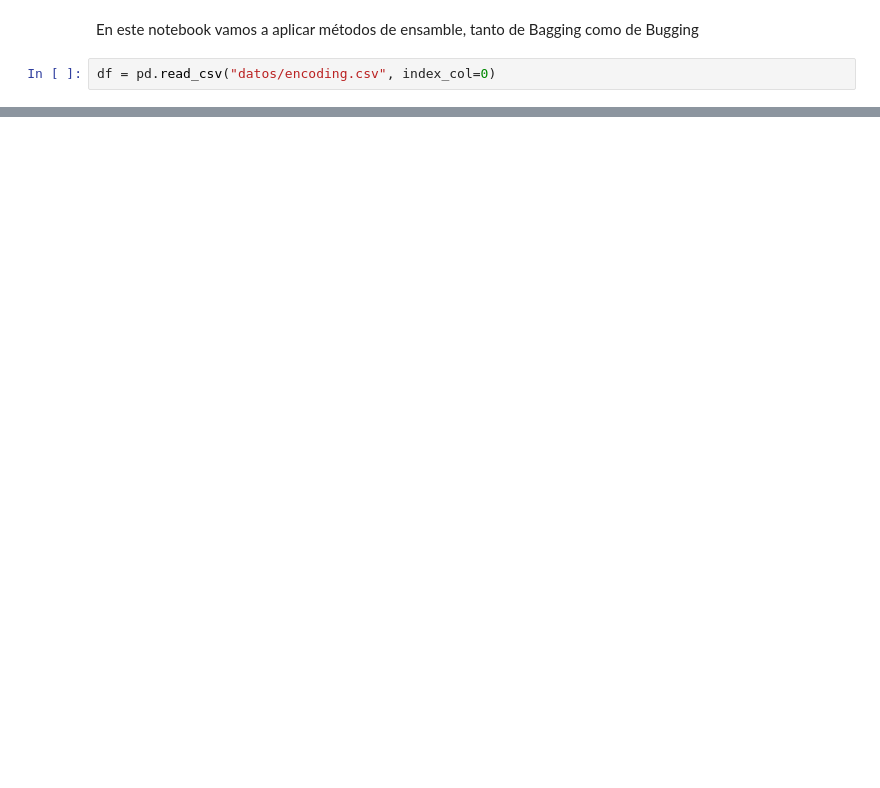
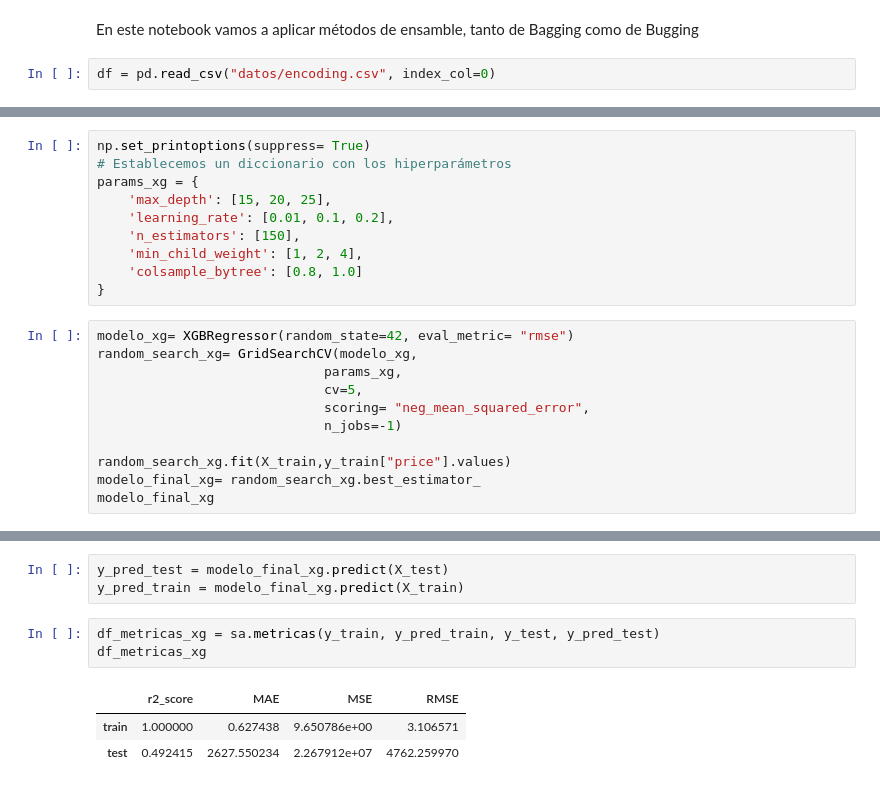
Before and after one commit to Rcm89/laboratorio-modulo7-leccion01-eda-nulos, a Jupyter notebook: laboratorio-modulo8-lecion03-ensamble.ipynb, the cells around one changed output, grey strips where cells are left out. Drawn from its saved outputs; the diff is of its cells as text; blank space fills up the shorter version.

```diff
--- a/laboratorio-modulo8-lecion03-ensamble.ipynb
+++ b/laboratorio-modulo8-lecion03-ensamble.ipynb
@@ -65,0 +140,21 @@ KeyboardInterrupt:
+# %%
+np.set_printoptions(suppress= True)
+# Establecemos un diccionario con los hiperparámetros
+params_xg = {
+    'max_depth': [15, 20, 25],
+    'learning_rate': [0.01, 0.1, 0.2],
+    'n_estimators': [150],
+    'min_child_weight': [1, 2, 4],
+    'colsample_bytree': [0.8, 1.0]
+}
+# %%
+modelo_xg= XGBRegressor(random_state=42, eval_metric= "rmse")
+random_search_xg= GridSearchCV(modelo_xg,
+                             params_xg,
+                             cv=5,
+                             scoring= "neg_mean_squared_error",
+                             n_jobs=-1)
+
+random_search_xg.fit(X_train,y_train["price"].values)
+modelo_final_xg= random_search_xg.best_estimator_
+modelo_final_xg
@@ -65,0 +173,10 @@ KeyboardInterrupt:
+# %%
+y_pred_test = modelo_final_xg.predict(X_test)
+y_pred_train = modelo_final_xg.predict(X_train)
+# %%
+df_metricas_xg = sa.metricas(y_train, y_pred_train, y_test, y_pred_test)
+df_metricas_xg
+# %% [output]
+|  | r2_score | MAE | MSE | RMSE |
+| train | 1.000000 | 0.627438 | 9.650786e+00 | 3.106571 |
+| test | 0.492415 | 2627.550234 | 2.267912e+07 | 4762.259970 |
```
Also changed, not shown: parts of 19 cells of this notebook, 9 other files.
